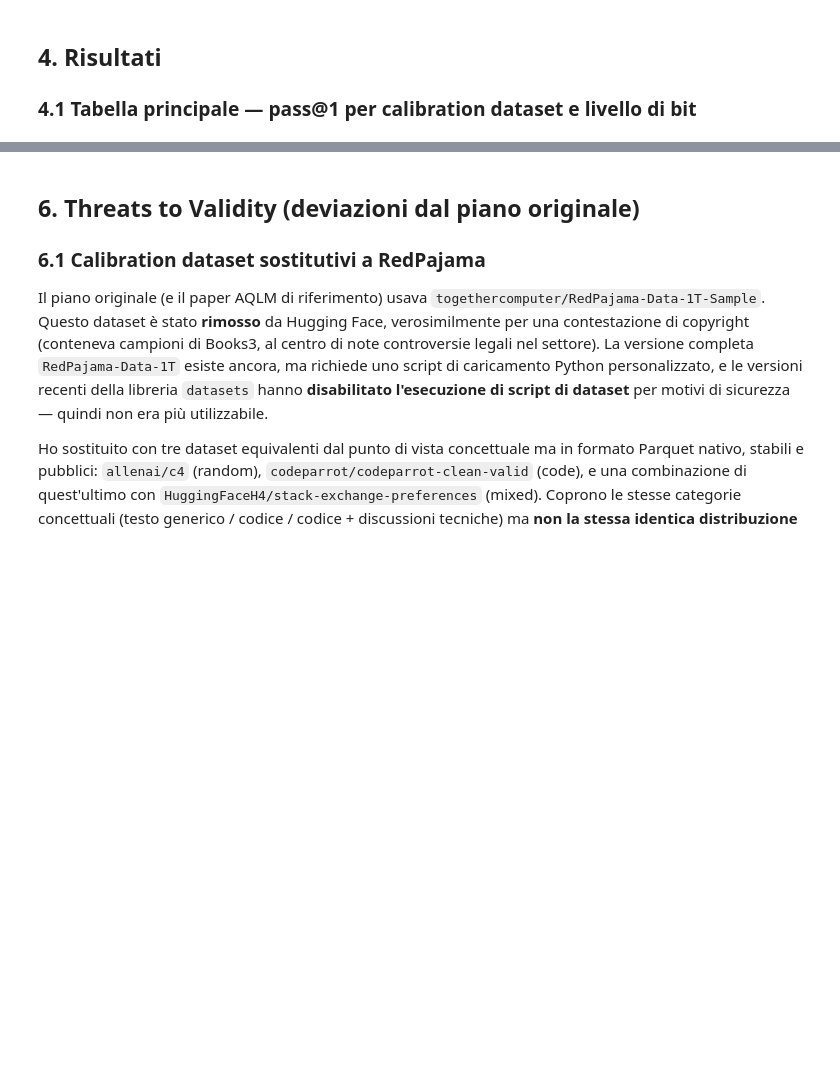
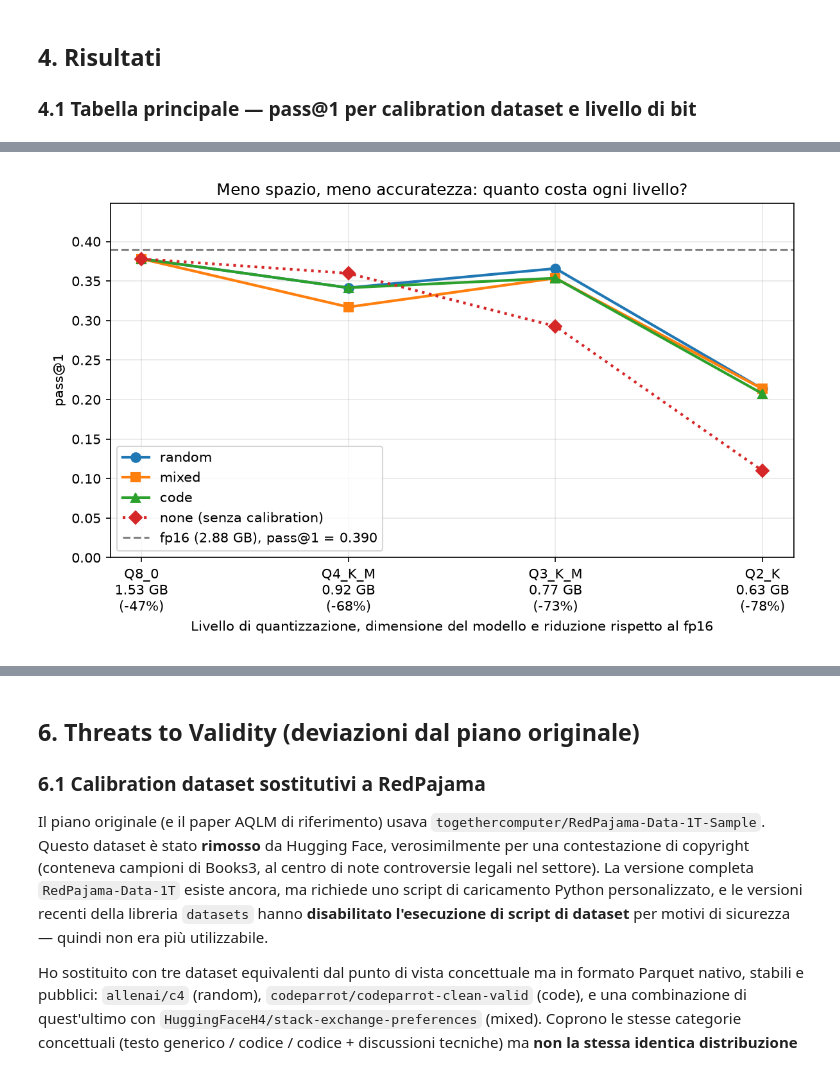
Before and after one commit to Angel136-hub/ProgettoPTQ, a Jupyter notebook: notebooks/06_conclusions.ipynb, the cells around one changed output, grey strips where cells are left out. Cells and saved outputs as stored; diff of their text form; code cells hidden in the pictures; blank space fills up the shorter version.

```diff
--- a/notebooks/06_conclusions.ipynb
+++ b/notebooks/06_conclusions.ipynb
@@ -70,7 +72,7 @@ import pandas as pd
 import matplotlib.pyplot as plt
 from pathlib import Path
 
-RESULTS_DIR = Path("results")
+RESULTS_DIR = Path("../results") if Path("../results").exists() else Path("results")
 
 def try_load(name, fallback_df):
     path = RESULTS_DIR / name
@@ -207,0 +370,9 @@ HumanEval ha **164 problemi**: risolverne uno in più o in meno vale circa **0.6
+# %%
+from PIL import Image
+size_fig = RESULTS_DIR / "figures" / "size_vs_pass_at_1.png"
+if size_fig.exists():
+    display(Image.open(size_fig))
+else:
+    print("Grafico non trovato: esegui il notebook 05 (sezione 8).")
+# %% [output]
+[figure, added]
```
Also changed, not shown: parts of 18 cells of this notebook, 19 other files.
